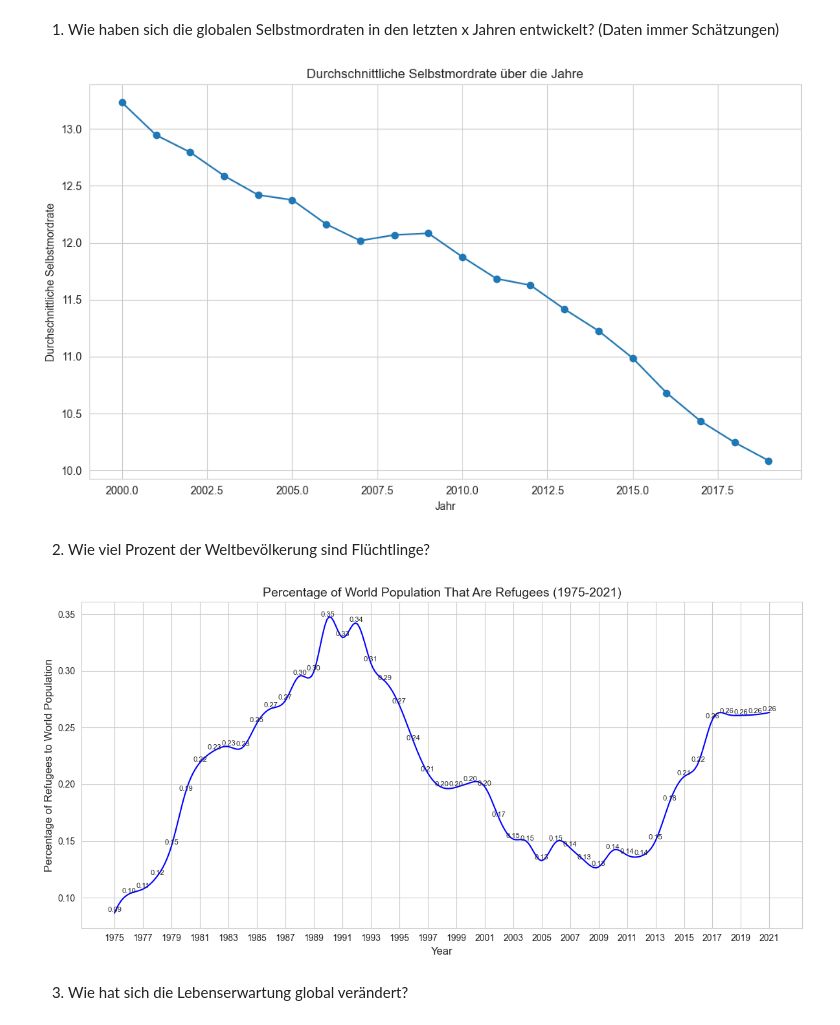
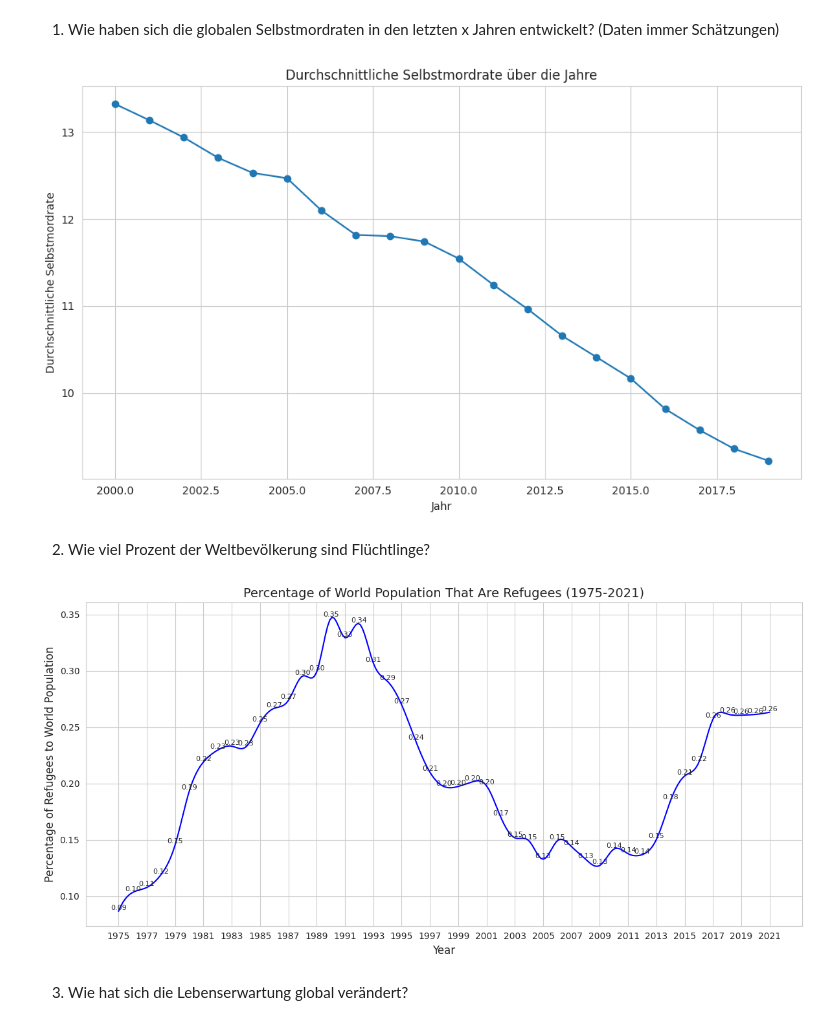
Before and after one commit to DataScience-DHBWKA/Human-Development-Qlik-vs-Python-Gruppe-8, a Jupyter notebook: notebooks/fragen.ipynb, the cells around one changed output. Cells and saved outputs as stored; diff of their text form; code cells hidden in the pictures.

Commit message:
total_pop * 1000, suicide_df in result_df integrated

```diff
--- a/notebooks/fragen.ipynb
+++ b/notebooks/fragen.ipynb
@@ -147,6 +147,8 @@ def process_csv_files(folder_path):
     # Filter out regions
     filtered_combined_df = combined_df[~combined_df['Country or Area'].isin(regions_to_exclude)]
 
+    filtered_combined_df.loc[:, "total_population"] *= 1000
+
     return filtered_combined_df
 
 # Call the function with the folder path
@@ -155,7 +157,6 @@ result_df = process_csv_files(folder_path)
 
 # Display the result DataFrame
 display(result_df)
-display(suicide_df)
 display(natural_disasters_df)
 display(WHR2021_df)
 # %% [output]
@@ -214,6 +202,7 @@ display(WHR2021_df)
 # %%
-def visualize_suicide_rates_1(suicide_df): # Calculate average suicide rate across all countries for each year
-    average_suicide_rate = suicide_df.groupby('Year')['Value'].mean()
+def visualize_suicide_rates_1(result_df):
+    # Calculate average suicide rate across all countries for each year
+    average_suicide_rate = result_df.groupby('Year')['suicide_rates'].mean()
 
     # Create a line chart
     plt.figure(figsize=(10, 6))
@@ -222,9 +211,10 @@ def visualize_suicide_rates_1(suicide_df): # Calculate average suicide rate acro
     plt.xlabel('Jahr')
     plt.ylabel('Durchschnittliche Selbstmordrate')
 
-    # Diagramm anzeigen
+    # Display the chart
     plt.grid(True)
     plt.tight_layout()
+    plt.show()
 # %%
 def visualize_refugees_2(result_df):
     # Line Chart historisch
@@ -409,15 +399,15 @@ def visualize_happyness_8(gdp_df, happiness_df): #gdp_df = result_df, happiness_
 # %% [markdown]
 1. Wie haben sich die globalen Selbstmordraten in den letzten x Jahren entwickelt? (Daten immer Schätzungen)
 # %%
-visualize_suicide_rates_1(suicide_df)
+visualize_suicide_rates_1(result_df)
 # %% [output]
-[figure, old version]
+[figure, new version]
 # %% [markdown]
 2. Wie viel Prozent der Weltbevölkerung sind Flüchtlinge?
 # %%
 visualize_refugees_2(result_df)
 # %% [output]
-[figure, old version]
+[figure, new version]
 # %% [markdown]
 3. Wie hat sich die Lebenserwartung global verändert?
 # %%
```
Also changed, not shown: parts of 6 cells of this notebook, 2 other files.
